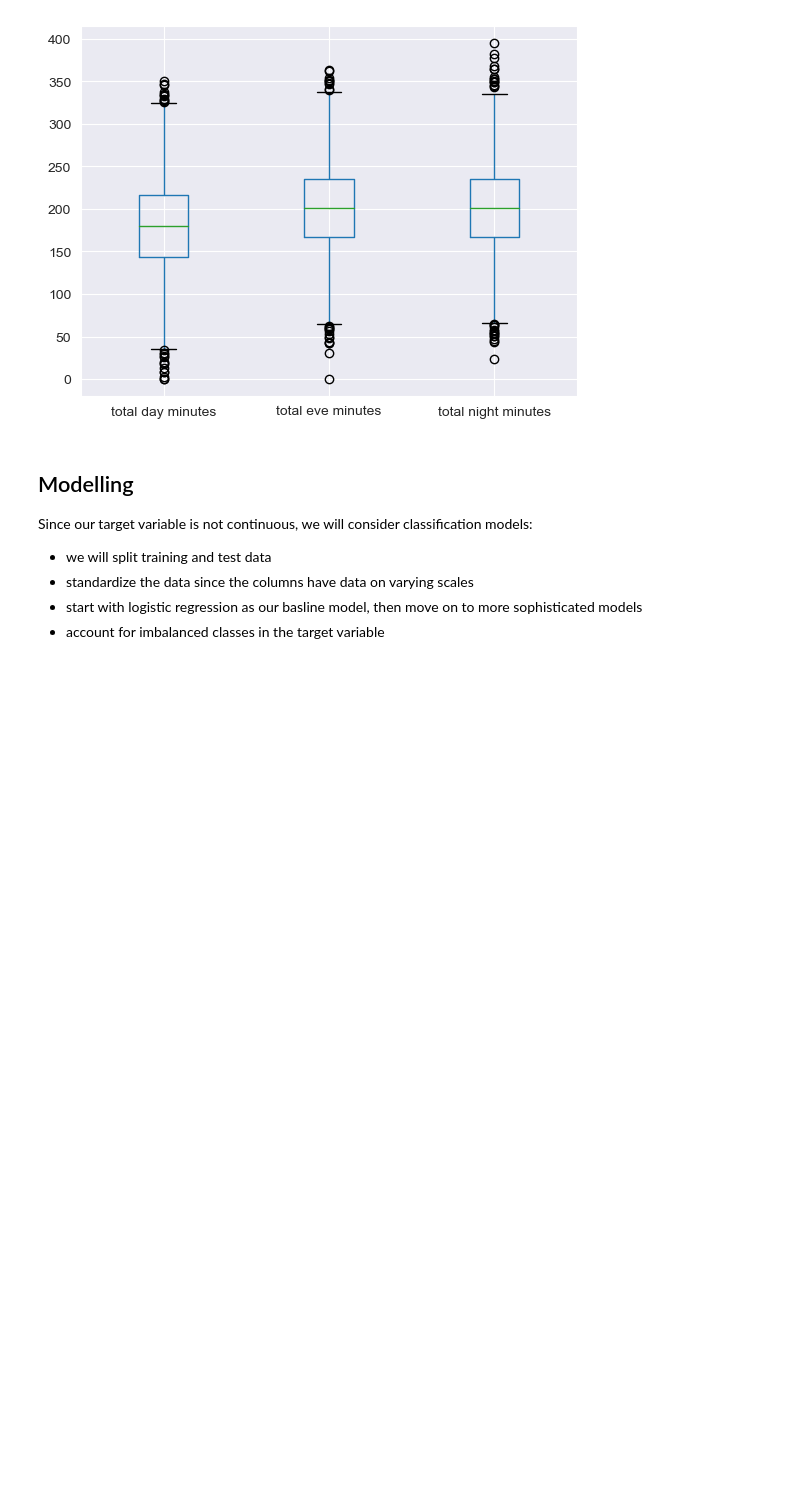
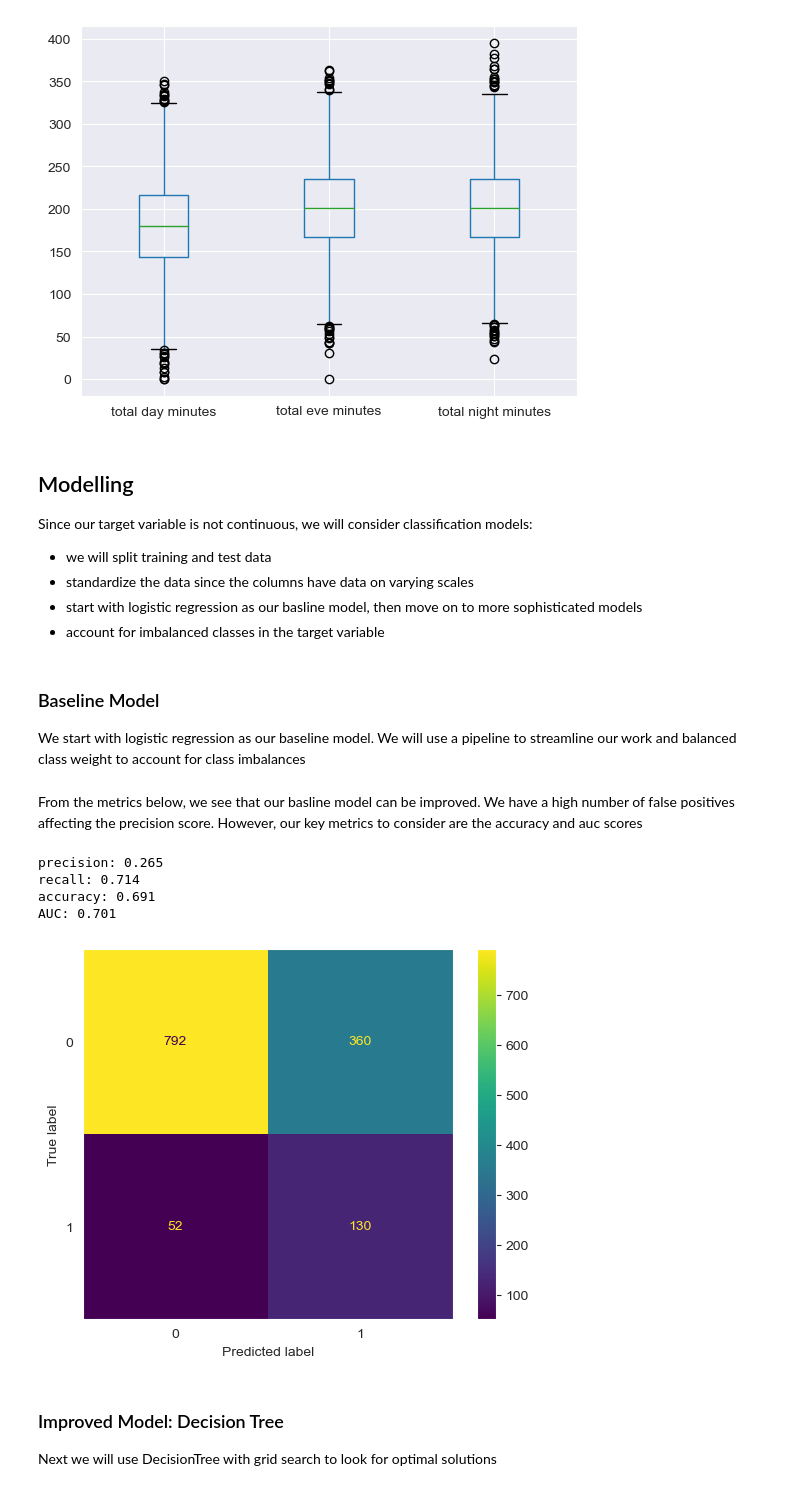
Before and after one commit to paddyokore/phase3-project, a Jupyter notebook: notebook_technical_presentation.ipynb, the cells around one changed output. Drawn from its saved outputs; the diff is of its cells as text; code cells hidden in the pictures; blank space fills up the shorter version.

```diff
--- a/notebook_technical_presentation.ipynb
+++ b/notebook_technical_presentation.ipynb
@@ -322,3 +324,60 @@ Since our target variable is not continuous, we will consider classification mod
 - standardize the data since the columns have data on varying scales
 - start with logistic regression as our basline model, then move on to more sophisticated models
 - account for imbalanced classes  in the target variable
+# %%
+# imports
+from sklearn.model_selection import train_test_split
+from sklearn.preprocessing import StandardScaler
+from sklearn.pipeline import Pipeline
+from sklearn.metrics import roc_curve, auc
+from sklearn.linear_model import LogisticRegression
+
+# split data into features labels
+X = df.drop('churn', axis=1)
+y = df.churn
+
+# train test split
+X_train, X_test, y_train, y_test = train_test_split(X, y, test_size=0.4, random_state=0)
+# %% [markdown]
+### Baseline Model
+We start with logistic regression as our baseline model. We will use a pipeline  to streamline our work and balanced class weight to account for class imbalances
+# %%
+# create pipeline
+log_p = Pipeline([('scale', StandardScaler()),
+                 ('log', LogisticRegression(random_state=0, class_weight='balanced', C=1e12))])
+
+# fit to training data
+log_p.fit(X_train, y_train)
+
+# predicted output
+y_pred_train = log_p.predict(X_train)
+y_pred_test = log_p.predict(X_test)
+# %% [markdown]
+From the metrics below, we see that our basline model can be  improved. We have a high number of false positives affecting the precision score. However, our key metrics to consider are the accuracy and auc scores
+# %%
+from sklearn.metrics import ConfusionMatrixDisplay, precision_score, recall_score, accuracy_score
+
+# function to print metrics
+
+def clas_score(y, y_pred):
+    a = print(f'precision: {round(precision_score(y, y_pred), 3)}')
+    b = print(f'recall: {round(recall_score(y, y_pred), 3)}')
+    c = print(f'accuracy: {round(accuracy_score(y, y_pred), 3)}')
+    fpr, tpr, thresholds = roc_curve(y, y_pred)
+    d = print('AUC: {}'.format(round(auc(fpr, tpr), 3)))
+
+    return a, b, c, d
+
+clas_score(y_test, y_pred_test)
+
+# plot confusion matrix
+ConfusionMatrixDisplay.from_predictions(y_test, y_pred_test);
+# %% [output]
+precision: 0.265
+recall: 0.714
+accuracy: 0.691
+AUC: 0.701
+[figure, added]
+# %% [markdown]
+### Improved Model: Decision Tree
+Next we will use DecisionTree with grid search to look for optimal solutions
```
Also changed, not shown: parts of 10 cells of this notebook, 7 other files.
